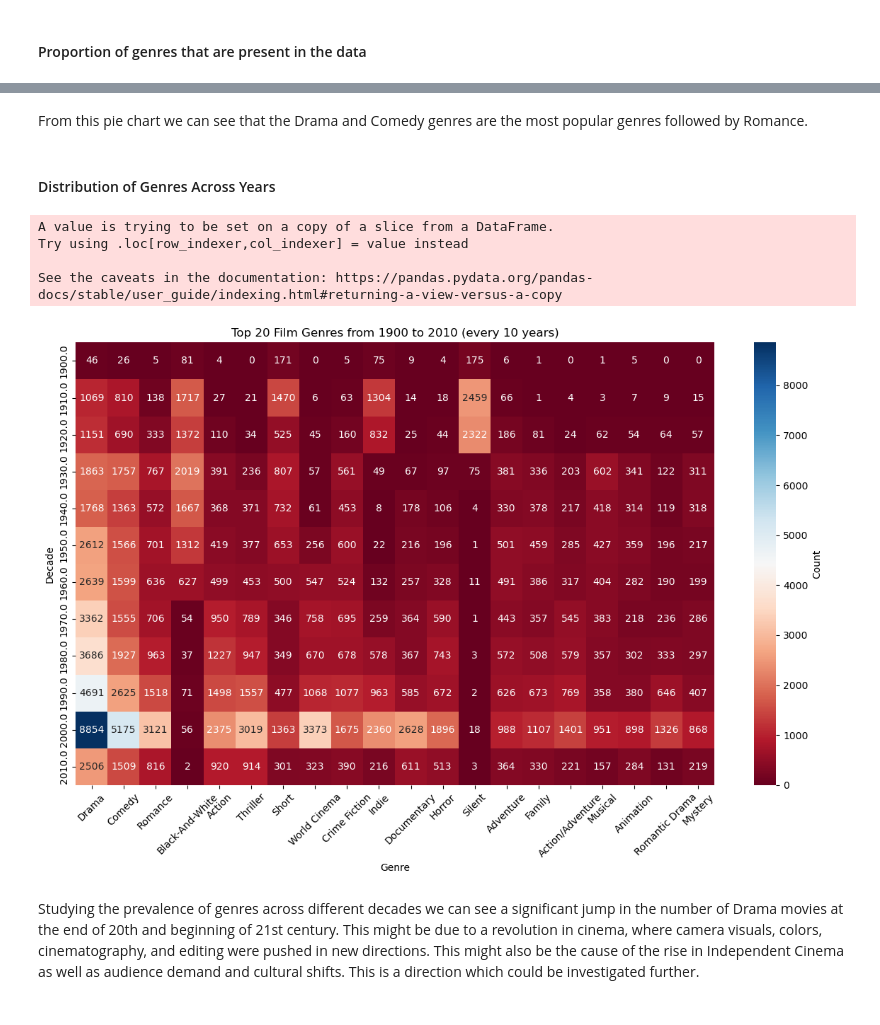
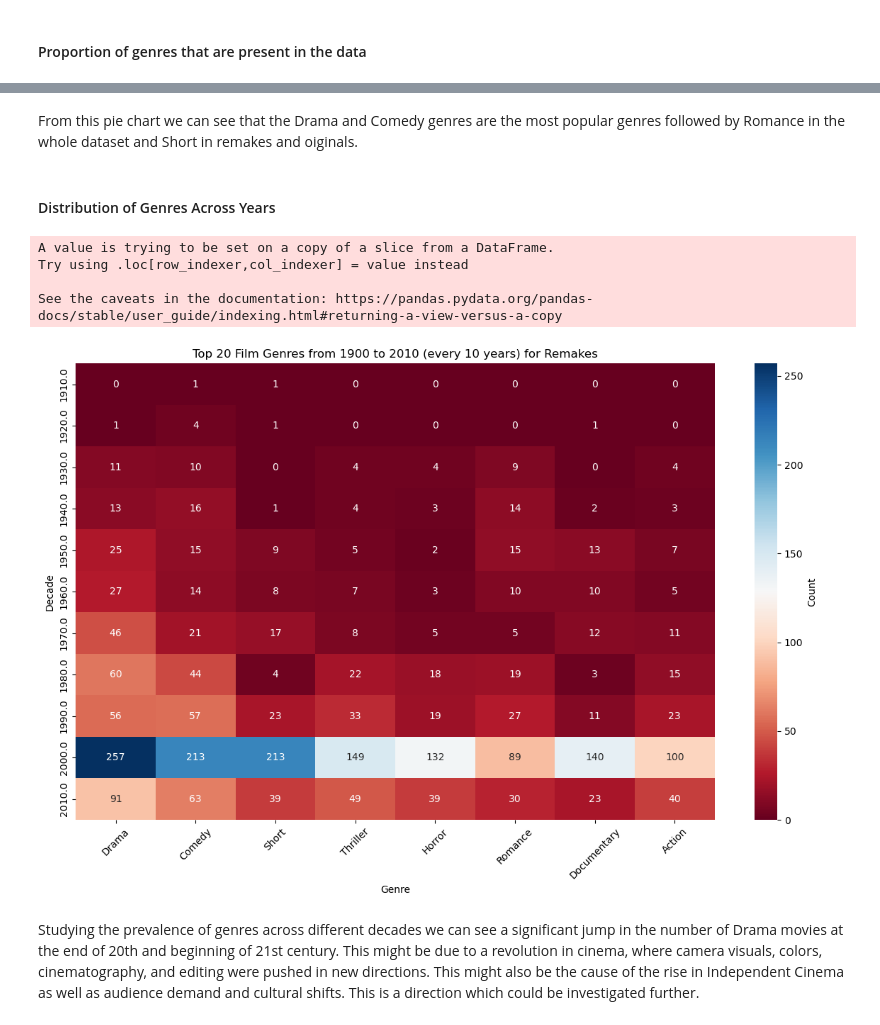
Before and after one commit to epfl-ada/ada-2024-project-madayam, a Jupyter notebook: result_eda.ipynb, the cells around one changed output, grey strips where cells are left out. Drawn from its saved outputs; the diff is of its cells as text; code cells hidden in the pictures.

Commit message:
Adjusted result_eda for whole dataset, originals, remakes and the rest dataset. Also added some statistical analysis

```diff
--- a/result_eda.ipynb
+++ b/result_eda.ipynb
@@ -234,0 +244,3 @@ df_movies.to_csv( CONFIG["data_path"] / "enrich_movie_data2.csv")
+# %%
+df_movies = pd.read_csv(CONFIG["data_path"] / "enrich_movie_data2.csv")
+df_remakes_dataset = pd.read_csv(CONFIG["data_path"] / "remakes.csv")
@@ -421,0 +641,27 @@ plt.show()
+# %%
+def plot_hist_for_runtime(df, column_name, title, upper_bound, ax):
+    # Filter data by upper_bound/3
+    filtered_data = df[df[column_name] < (upper_bound)][column_name].dropna()
+
+    # Plot histogram on the provided Axes
+    ax.hist(filtered_data, bins=50, alpha=0.5)
+    ax.set_xlabel("Movie runtime")
+    ax.set_ylabel("Number of movies")
+    ax.set_title(title + f" (UB={upper_bound})")
+
+
+# Example usage with four datasets and their respective upper bounds
+upper_bound_remakes = 200    # Example upper bound, adjust as needed
+upper_bound_originals = 180  # Example upper bound, adjust as needed
+upper_bound_rest = 220       # Example upper bound, adjust as needed
+upper_bound_movies = 250     # Example upper bound, adjust as needed
+
+fig, axes = plt.subplots(2, 2, figsize=(16, 10))
+
+plot_hist_for_runtime(df_remakes, "runtime", "Remakes", upper_bound_remakes, axes[0, 0])
+plot_hist_for_runtime(df_originals, "runtime", "Originals", upper_bound_originals, axes[0, 1])
+plot_hist_for_runtime(df_rest, "runtime", "Rest", upper_bound_rest, axes[1, 0])
+plot_hist_for_runtime(df_movies, "runtime", "Whole dataset", upper_bound_movies, axes[1, 1])
+
+plt.tight_layout()
+plt.show()
@@ -496,43 +852,46 @@ The proportion of movies for which genres are known: 0.9871338282504013
 # %% [markdown]
-From this pie chart we can see that the Drama and Comedy genres are the most popular genres followed by Romance.
+From this pie chart we can see that the Drama and Comedy genres are the most popular genres followed by Romance in the whole dataset and Short in remakes and oiginals.
 # %% [markdown]
 #### Distribution of Genres Across Years
 # %%
+df_movies_copy = df_remakes.copy() # Change this to df_originals or df_rest to see the other datasets
+title = "Remakes" # Change this to "Originals" or "Rest" to see the other datasets
+
 df_movies_copy['movie_genres'] = df_movies_copy['movie_genres'].apply(
     lambda x: [genre.strip() for genre in x.split(',')] if isinstance(x, str) else x
 )
 df_movies_exploded = df_movies_copy.explode("movie_genres")
 
 counts = df_movies_exploded['movie_genres'].value_counts()
-frequent_genres = counts[counts > 600].index
+frequent_genres = counts[counts > 200].index
 
 df_movies_exploded_filtered = df_movies_exploded[df_movies_exploded['movie_genres'].isin(frequent_genres)]
 
 df_movies_exploded_filtered['decade'] = (df_movies_exploded_filtered['cmu_year'] // 10) * 10
 
 df_decades = df_movies_exploded_filtered[
     (df_movies_exploded_filtered['decade'] >= 1900) & (df_movies_exploded_filtered['decade'] <= 2010)
 ]
 
 genre_counts = df_decades.groupby(['decade', 'movie_genres']).size().unstack(fill_value=0)
 
 top_genres = genre_counts.sum().nlargest(20).index
 genre_counts_top = genre_counts[top_genres]
 
 plt.figure(figsize=(12, 8))
 sns.heatmap(genre_counts_top, cmap="RdBu", annot=True, fmt="d", cbar_kws={'label': 'Count'}) # other colormap = YlGnBu
-plt.title("Top 20 Film Genres from 1900 to 2010 (every 10 years)")
+plt.title(f"Top 20 Film Genres from 1900 to 2010 (every 10 years) for {title}")
 plt.xlabel("Genre")
 plt.ylabel("Decade")
 plt.xticks(rotation=45)
 plt.tight_layout()
 plt.show()
 # %% [output]
 A value is trying to be set on a copy of a slice from a DataFrame.
 Try using .loc[row_indexer,col_indexer] = value instead
 
 See the caveats in the documentation: https://pandas.pydata.org/pandas-docs/stable/user_guide/indexing.html#returning-a-view-versus-a-copy
-[figure, old version]
+[figure, new version]
 # %% [markdown]
 Studying the prevalence of genres across different decades we can see a significant jump in the number of Drama movies at the end of 20th and beginning of 21st century. This might be due to a revolution in cinema, where camera visuals, colors, cinematography, and editing were pushed in new directions. This might also be the cause of the rise in Independent Cinema as well as audience demand and cultural shifts. This is a direction which could be investigated further.
 # %% [markdown]
```
Also changed, not shown: parts of 51 cells of this notebook.
